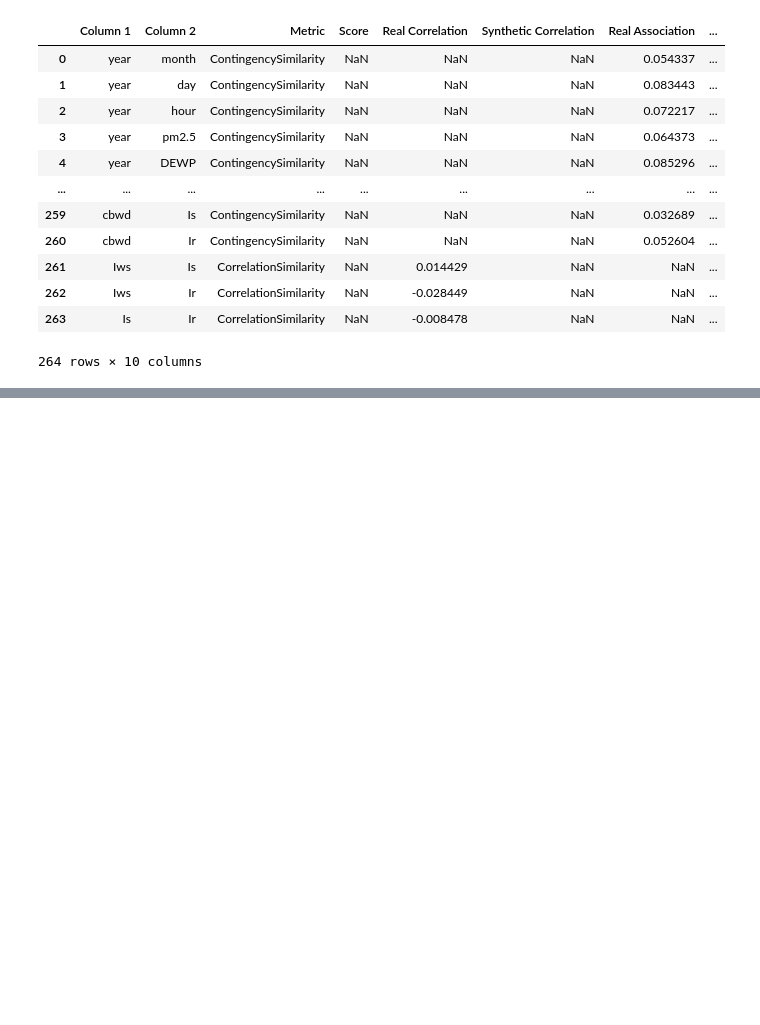
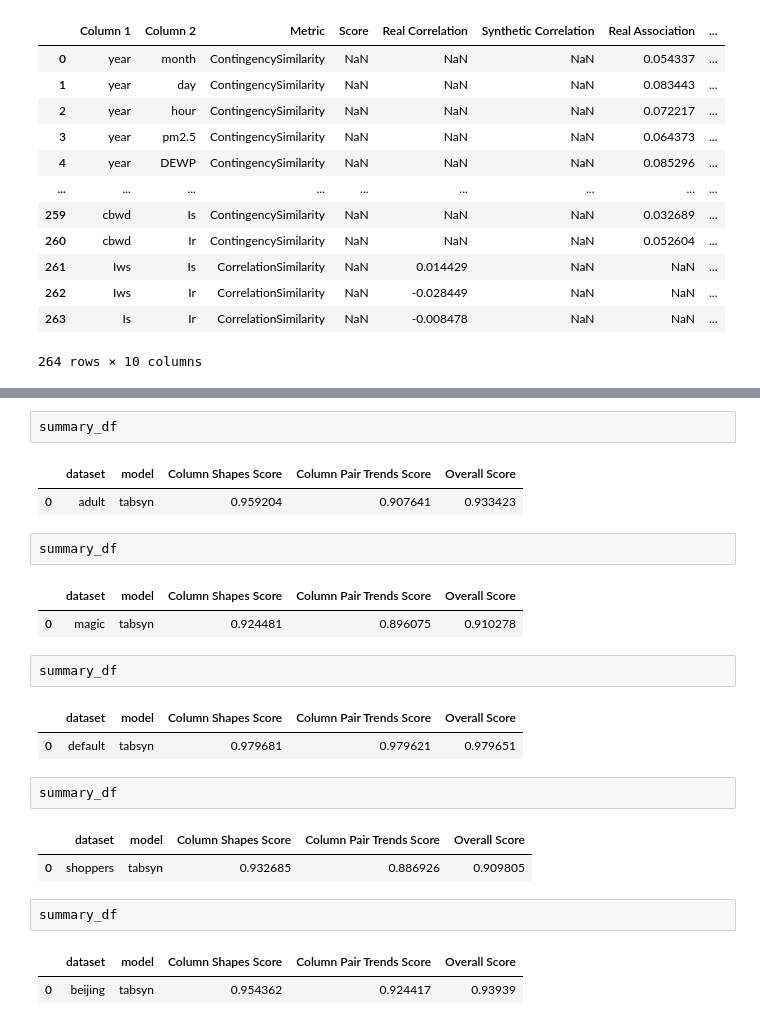
Before and after one commit to hushchyn-mikhail/generative_tables, a Jupyter notebook: metrics.ipynb, the cells around one changed output, grey strips where cells are left out. Cells and saved outputs as stored; diff of their text form; blank space fills up the shorter version.

```diff
--- a/metrics.ipynb
+++ b/metrics.ipynb
@@ -481,0 +533,25 @@ pair_df
+# %%
+summary_df
+# %% [output]
+|  | dataset | model | Column Shapes Score | Column Pair Trends Score | Overall Score |
+| 0 | adult | tabsyn | 0.959204 | 0.907641 | 0.933423 |
+# %%
+summary_df
+# %% [output]
+|  | dataset | model | Column Shapes Score | Column Pair Trends Score | Overall Score |
+| 0 | magic | tabsyn | 0.924481 | 0.896075 | 0.910278 |
+# %%
+summary_df
+# %% [output]
+|  | dataset | model | Column Shapes Score | Column Pair Trends Score | Overall Score |
+| 0 | default | tabsyn | 0.979681 | 0.979621 | 0.979651 |
+# %%
+summary_df
+# %% [output]
+|  | dataset | model | Column Shapes Score | Column Pair Trends Score | Overall Score |
+| 0 | shoppers | tabsyn | 0.932685 | 0.886926 | 0.909805 |
+# %%
+summary_df
+# %% [output]
+|  | dataset | model | Column Shapes Score | Column Pair Trends Score | Overall Score |
+| 0 | beijing | tabsyn | 0.954362 | 0.924417 | 0.93939 |
```
Also changed, not shown: parts of 14 cells of this notebook, 46 other files.
